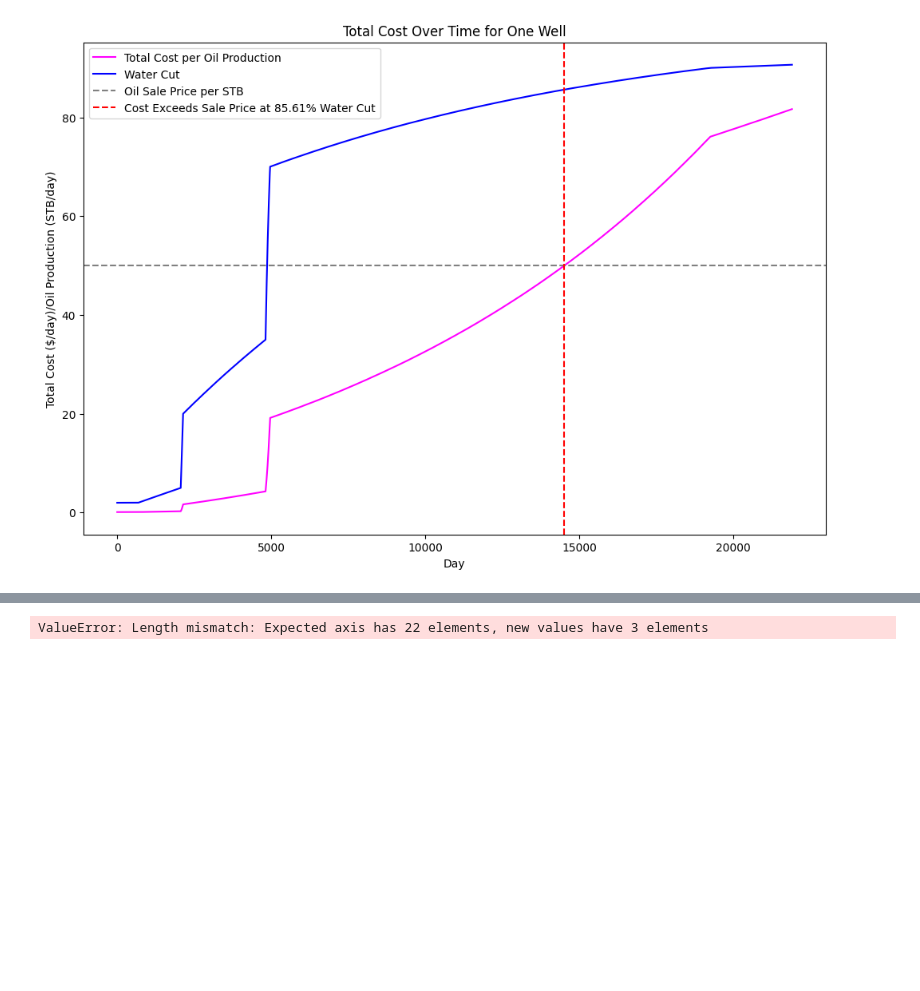
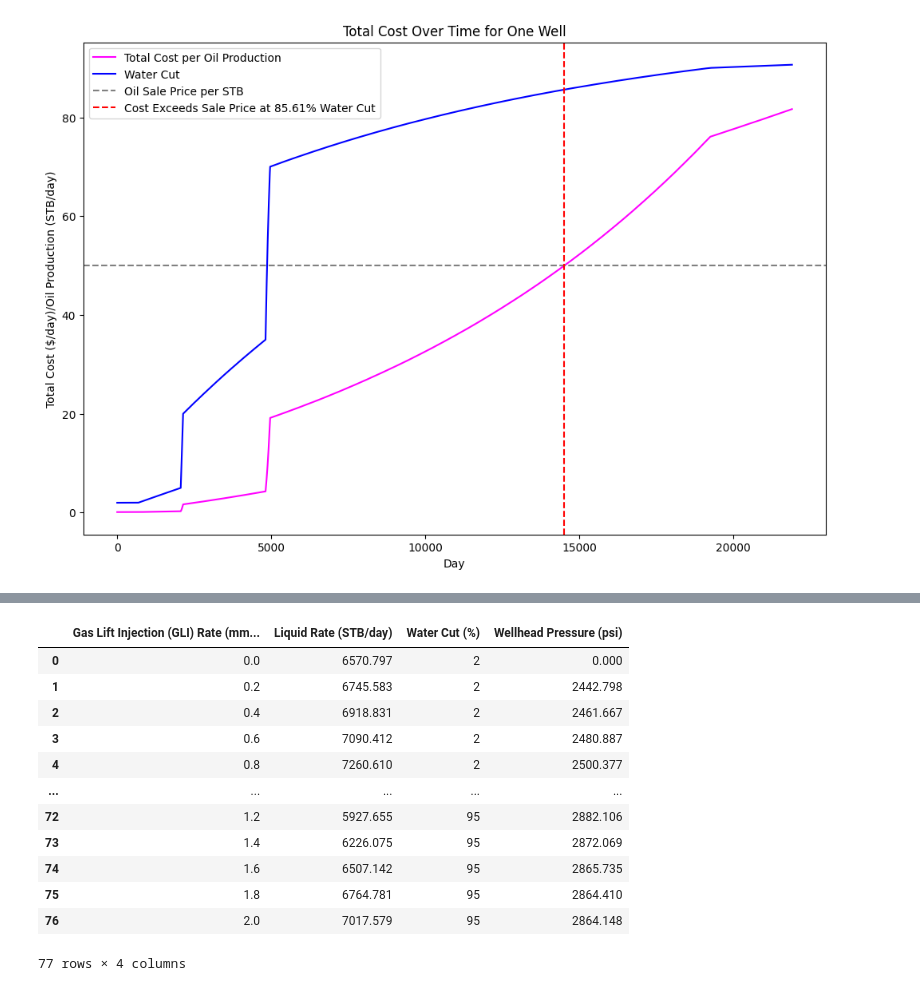
Before and after one commit to mocolega/PE7023-Project, a Jupyter notebook: python/part1.3.ipynb, the cells around one changed output, grey strips where cells are left out. Drawn from its saved outputs; the diff is of its cells as text; code cells hidden in the pictures; blank space fills up the shorter version.

```diff
--- a/python/part1.3.ipynb
+++ b/python/part1.3.ipynb
@@ -375,14 +419,26 @@ plt.legend()
 # %%
 ## Load gas lift wcut_gli table
-gli_rate_table = pd.read_csv('datasets/part1.1_wcut_gli.csv')
+gli_rate_table = pd.read_csv('datasets/part1.1_wcut_gli.csv', usecols=[0, 1, 2])
 gli_rate_table.columns = ['Gas Lift Injection (GLI) Rate (mmscf/day)', 'Liquid Rate (STB/day)', 'Water Cut (%)']
 ## Load gas lift pressure table
 gli_pressure_table = pd.read_csv('datasets/part1.1_pressure_gli.csv', usecols=[0, 1, 2])
 gli_pressure_table.columns = ['Gas Lift Injection (GLI) Rate (mmscf/day)', 'Wellhead Pressure (psi)', 'Water Cut (%)']
 gli_table = gli_rate_table.merge(gli_pressure_table, on=['Gas Lift Injection (GLI) Rate (mmscf/day)', 'Water Cut (%)'])
 gli_table
 # %% [output]
+|  | Gas Lift Injection (GLI) Rate (mm... | Liquid Rate (STB/day) | Water Cut (%) | Wellhead Pressure (psi) |
+| 0 | 0.0 | 6570.797 | 2 | 0.000 |
+| 1 | 0.2 | 6745.583 | 2 | 2442.798 |
+| 2 | 0.4 | 6918.831 | 2 | 2461.667 |
+| 3 | 0.6 | 7090.412 | 2 | 2480.887 |
+| 4 | 0.8 | 7260.610 | 2 | 2500.377 |
+| ... | ... | ... | ... | ... |
+| 72 | 1.2 | 5927.655 | 95 | 2882.106 |
+| 73 | 1.4 | 6226.075 | 95 | 2872.069 |
+| 74 | 1.6 | 6507.142 | 95 | 2865.735 |
+| 75 | 1.8 | 6764.781 | 95 | 2864.410 |
+| 76 | 2.0 | 7017.579 | 95 | 2864.148 |
-ValueError: Length mismatch: Expected axis has 22 elements, new values have 3 elements
+77 rows × 4 columns
 # %%
 import numpy as np
 from scipy.interpolate import LinearNDInterpolator
```
Also changed, not shown: parts of 10 cells of this notebook, 14 other files.
